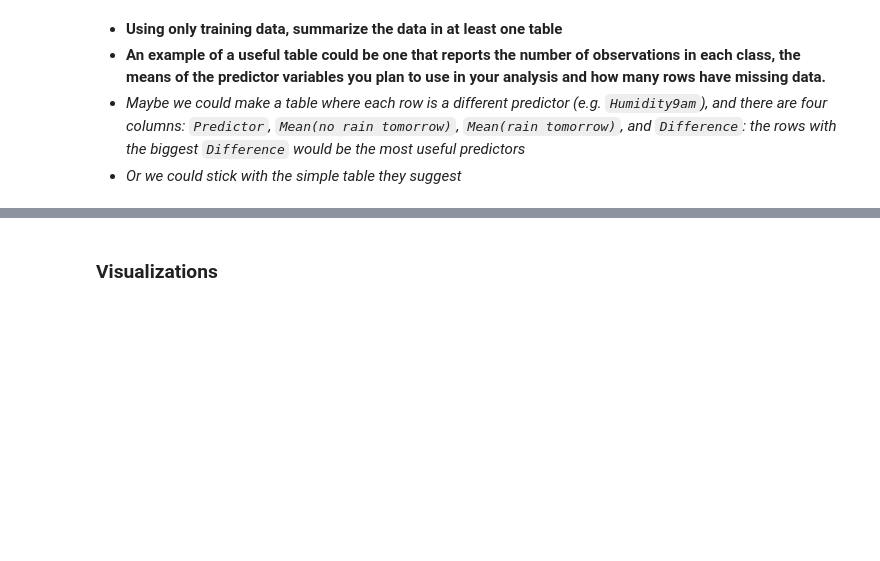
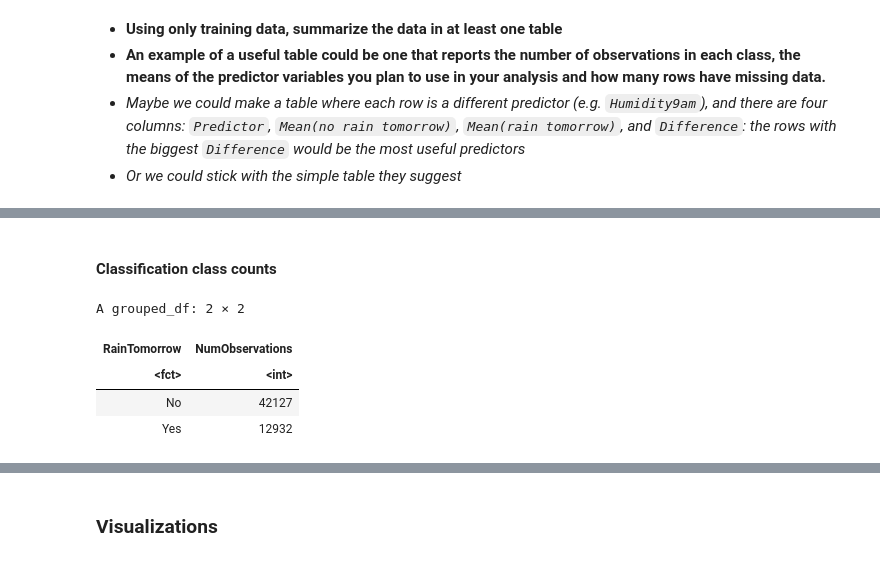
Before and after one commit to geoffreyyang/dsci100-002-group7, a Jupyter notebook: proposal.ipynb, the cells around one changed output, grey strips where cells are left out. Drawn from its saved outputs; the diff is of its cells as text; code cells hidden in the pictures; blank space fills up the shorter version.

```diff
--- a/proposal.ipynb
+++ b/proposal.ipynb
@@ -160,0 +176,13 @@ colSums(is.na(weather_train))
+# %% [markdown]
+#### Classification class counts
+# %%
+weather_class_counts <- weather_train %>%
+    group_by(RainTomorrow) %>%
+    summarize(NumObservations = n(), .groups = "keep")
+weather_class_counts
+# %% [output]
+A grouped_df: 2 × 2
+| RainTomorrow | NumObservations |
+| <fct> | <int> |
+| No | 42127 |
+| Yes | 12932 |
```
Also changed, not shown: parts of 5 cells of this notebook.
